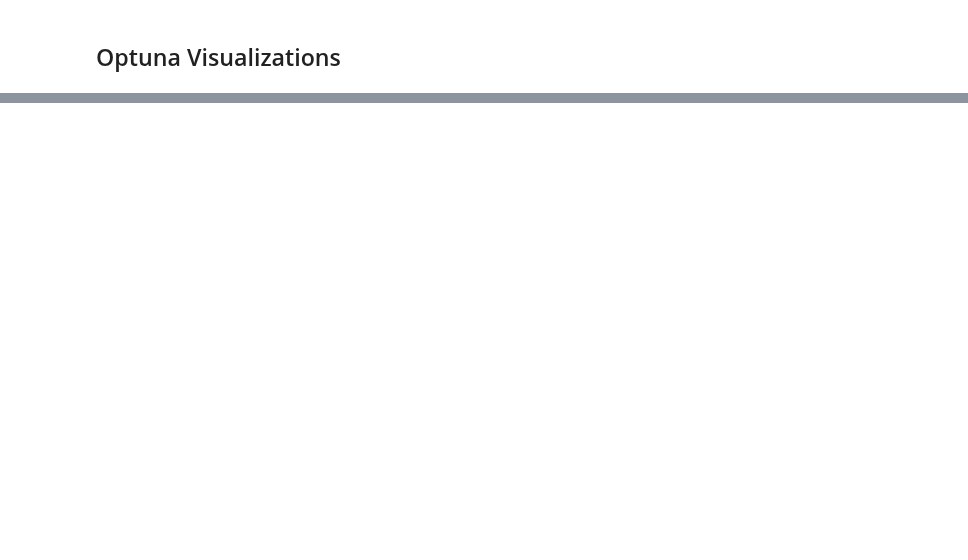
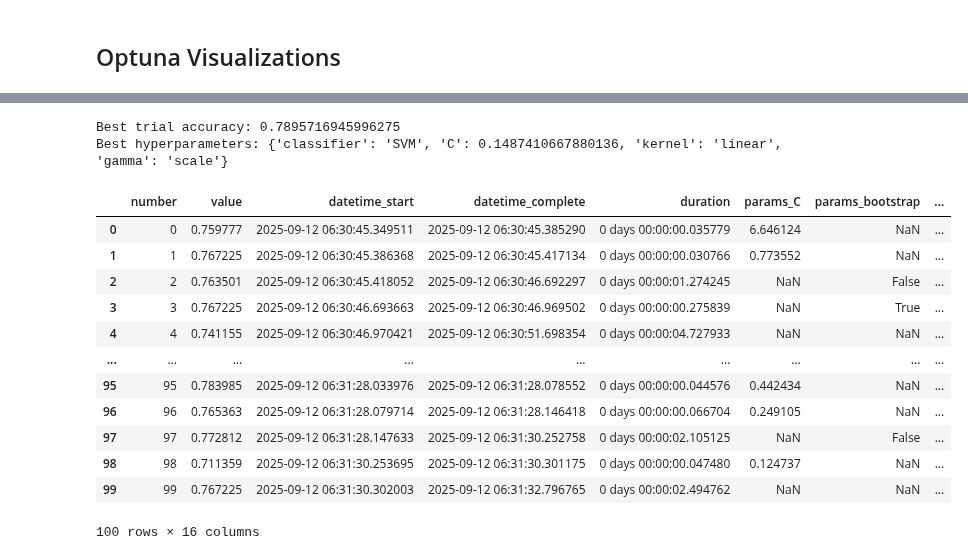
Before and after one commit to Saifullah785/machine-learning-engineer-roadmap, a Jupyter notebook: Lecture_78_Optuna_Basics_yt/Lecture_78_Optuna_Basics_yt.ipynb, the cells around one changed output, grey strips where cells are left out. Drawn from its saved outputs; the diff is of its cells as text; code cells hidden in the pictures; blank space fills up the shorter version.

Commit message:
Created using Colab while practicing the code on Optimizing Multiple ML Models in the lecture 78 Optuna basic yt

```diff
--- a/Lecture_78_Optuna_Basics_yt/Lecture_78_Optuna_Basics_yt.ipynb
+++ b/Lecture_78_Optuna_Basics_yt/Lecture_78_Optuna_Basics_yt.ipynb
@@ -195,0 +250,4 @@ plot_param_importances(study).show()
+# %%
+# create a study and optimize it using CmaEsSampler
+study = optuna.create_study(direction='maximize')
+study.optimize(objective, n_trials=100)
@@ -195,0 +272,26 @@ plot_param_importances(study).show()
+# %%
+# Retrieve the best trial
+best_trial = study.best_trial
+
+# Print the best trial's accuracy and hyperparameters
+print(f'Best trial accuracy: {best_trial.value}')
+print(f'Best hyperparameters: {best_trial.params}')
+# %% [output]
+Best trial accuracy: 0.7895716945996275
+Best hyperparameters: {'classifier': 'SVM', 'C': 0.1487410667880136, 'kernel': 'linear', 'gamma': 'scale'}
+# %%
+study.trials_dataframe()
+# %% [output]
+|  | number | value | datetime_start | datetime_complete | duration | params_C | params_bootstrap | ... |
+| 0 | 0 | 0.759777 | 2025-09-12 06:30:45.349511 | 2025-09-12 06:30:45.385290 | 0 days 00:00:00.035779 | 6.646124 | NaN | ... |
+| 1 | 1 | 0.767225 | 2025-09-12 06:30:45.386368 | 2025-09-12 06:30:45.417134 | 0 days 00:00:00.030766 | 0.773552 | NaN | ... |
+| 2 | 2 | 0.763501 | 2025-09-12 06:30:45.418052 | 2025-09-12 06:30:46.692297 | 0 days 00:00:01.274245 | NaN | False | ... |
+| 3 | 3 | 0.767225 | 2025-09-12 06:30:46.693663 | 2025-09-12 06:30:46.969502 | 0 days 00:00:00.275839 | NaN | True | ... |
+| 4 | 4 | 0.741155 | 2025-09-12 06:30:46.970421 | 2025-09-12 06:30:51.698354 | 0 days 00:00:04.727933 | NaN | NaN | ... |
+| ... | ... | ... | ... | ... | ... | ... | ... | ... |
+| 95 | 95 | 0.783985 | 2025-09-12 06:31:28.033976 | 2025-09-12 06:31:28.078552 | 0 days 00:00:00.044576 | 0.442434 | NaN | ... |
+| 96 | 96 | 0.765363 | 2025-09-12 06:31:28.079714 | 2025-09-12 06:31:28.146418 | 0 days 00:00:00.066704 | 0.249105 | NaN | ... |
+| 97 | 97 | 0.772812 | 2025-09-12 06:31:28.147633 | 2025-09-12 06:31:30.252758 | 0 days 00:00:02.105125 | NaN | False | ... |
+| 98 | 98 | 0.711359 | 2025-09-12 06:31:30.253695 | 2025-09-12 06:31:30.301175 | 0 days 00:00:00.047480 | 0.124737 | NaN | ... |
+| 99 | 99 | 0.767225 | 2025-09-12 06:31:30.302003 | 2025-09-12 06:31:32.796765 | 0 days 00:00:02.494762 | NaN | NaN | ... |
+100 rows × 16 columns
```
Also changed, not shown: parts of 12 cells of this notebook.
